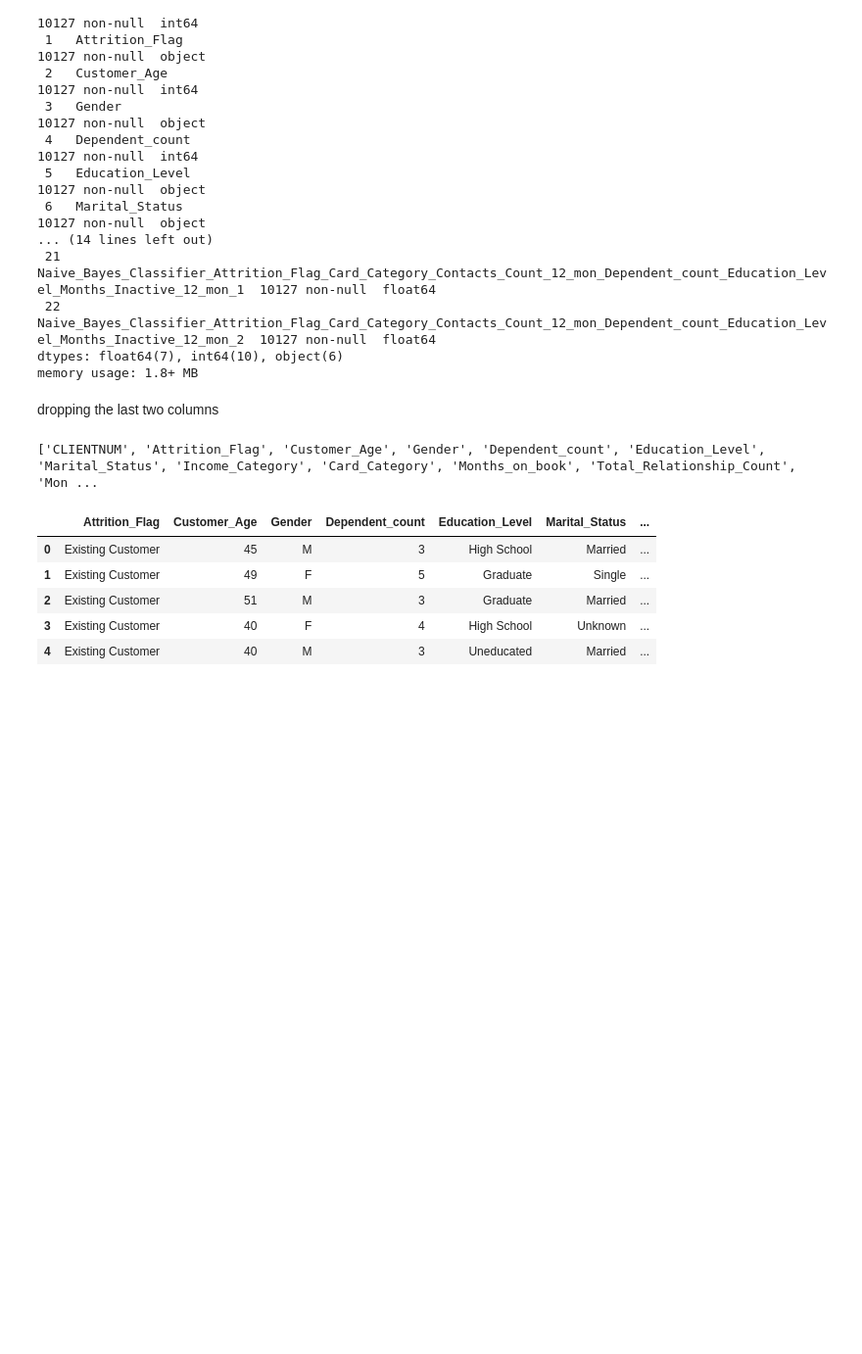
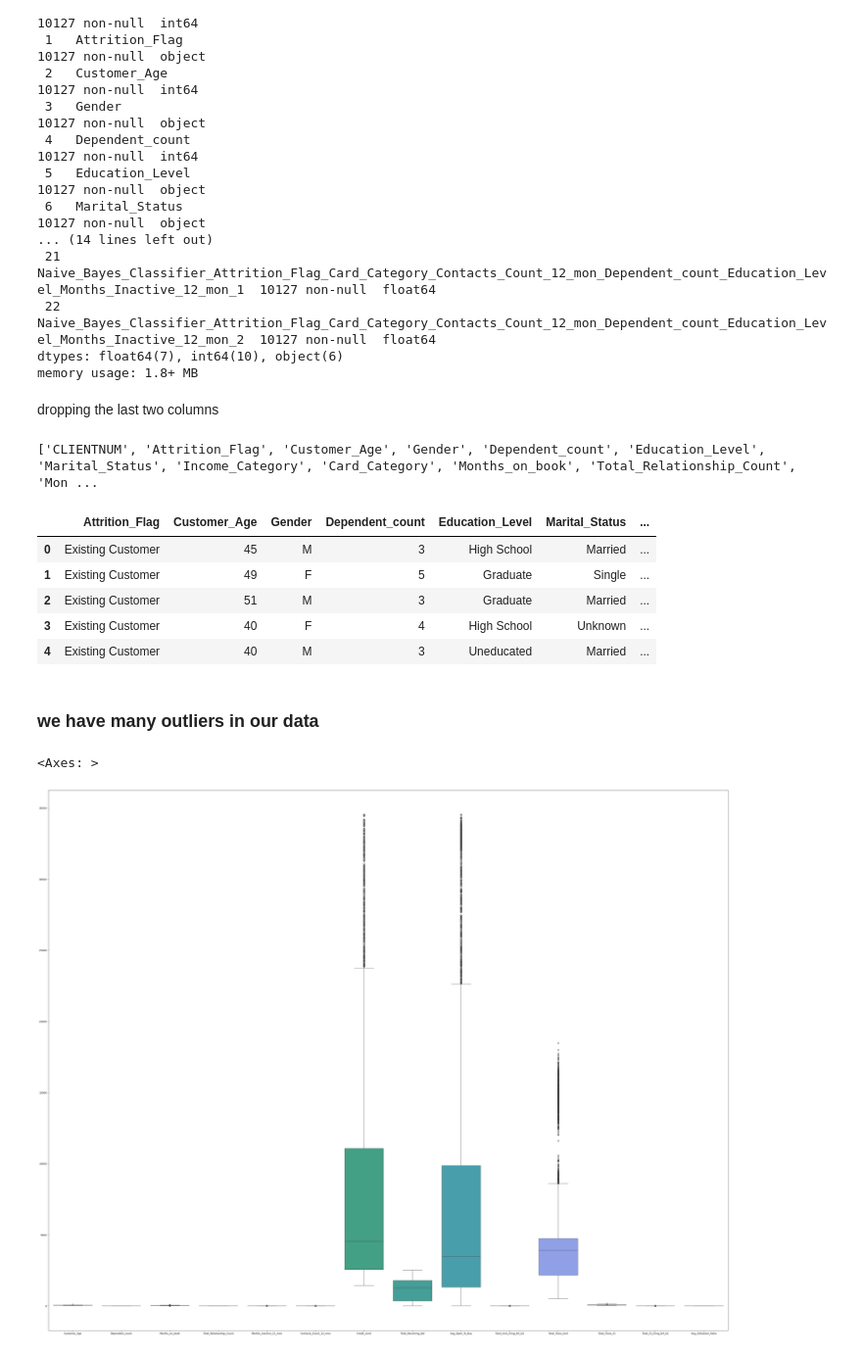
Before and after one commit to bosshussien/Bank_Customers_Analysis, a Jupyter notebook: notebook.ipynb, the cells around one changed output. Shown at 98% size. Cells and saved outputs as stored; diff of their text form; code cells hidden in the pictures; blank space fills up the shorter version.

```diff
--- a/notebook.ipynb
+++ b/notebook.ipynb
@@ -58,3 +58,11 @@ df.head()
 | 2 | Existing Customer | 51 | M | 3 | Graduate | Married | ... |
 | 3 | Existing Customer | 40 | F | 4 | High School | Unknown | ... |
 | 4 | Existing Customer | 40 | M | 3 | Uneducated | Married | ... |
+# %% [markdown]
+### we have many outliers in our data
+# %%
+plt.figure(figsize=(50,40))
+sns.boxplot(df)
+# %% [output]
+<Axes: >
+[figure, added]
```
Also changed, not shown: parts of 2 cells of this notebook, 1 other file.
